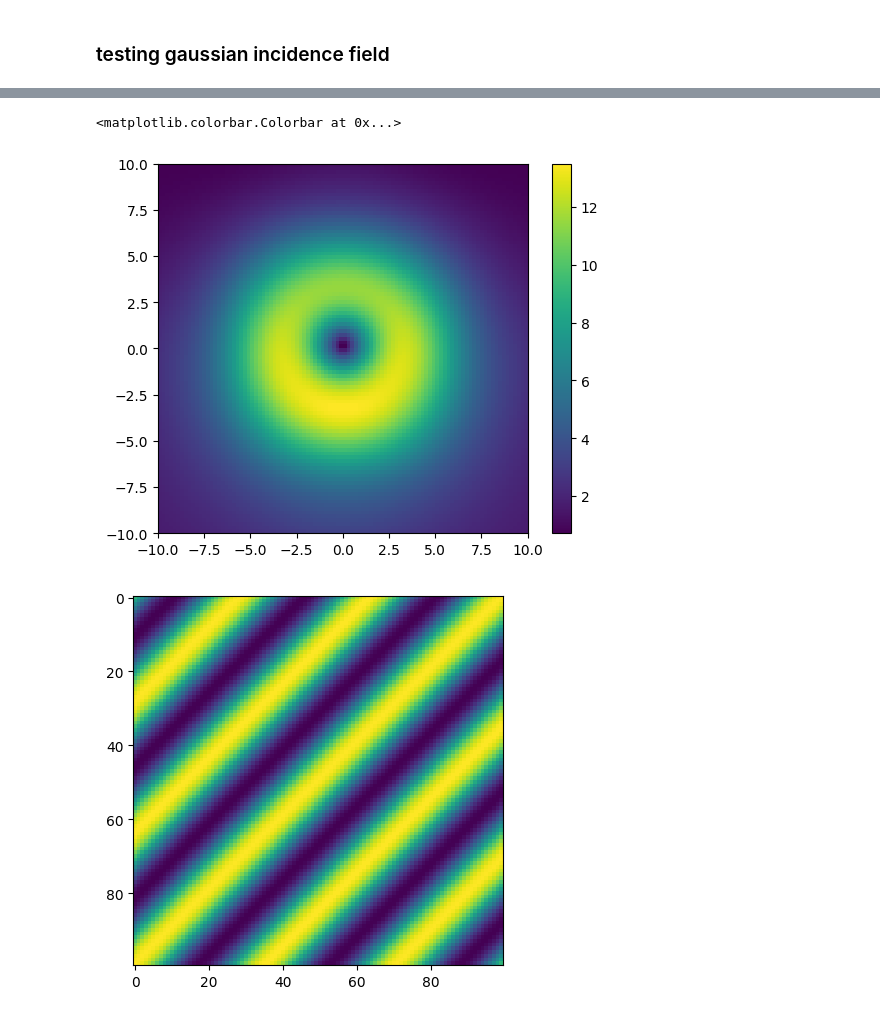
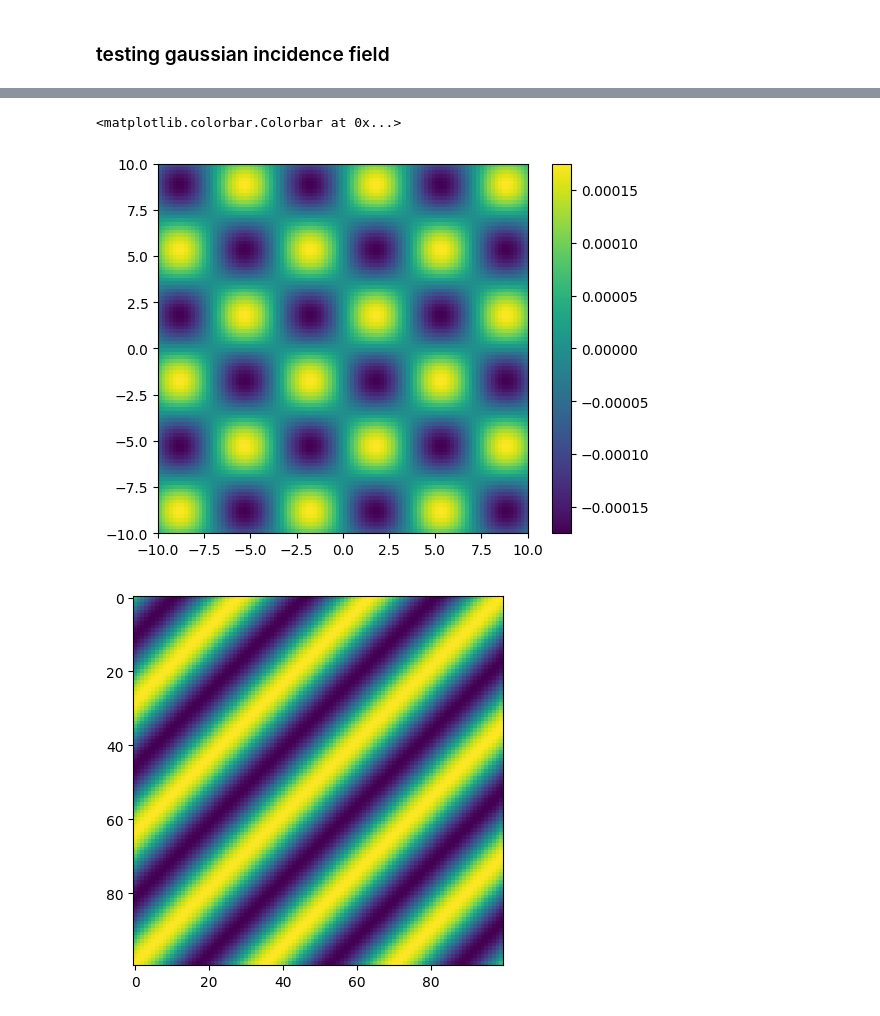
Before and after one commit to fancompute/rcwa4d, a Jupyter notebook: example5-getting-fields.ipynb, the cells around one changed output, grey strips where cells are left out. Drawn from its saved outputs; the diff is of its cells as text; code cells hidden in the pictures.

```diff
--- a/example5-getting-fields.ipynb
+++ b/example5-getting-fields.ipynb
@@ -45,7 +45,7 @@ for gap in gaps:
 # %% [markdown]
 ### testing gaussian incidence field
 # %%
-ks = np.linspace(-0.2,0.2,11)
+ks = np.linspace(-0.2,0.2,3)
 kxs, kys = np.meshgrid(ks,ks)
 kincs = np.vstack([kxs.flatten(),kys.flatten()]).T
 amps = np.exp((-kxs**2-kys**2)/0.12**2)
@@ -67,11 +83,12 @@ ex,ey,ez,hx,hy,hz = fields
 # %%
 # plt.imshow(ey.real,extent=[tmp.x_min,tmp.x_max,tmp.y_min,tmp.y_max])
-# plt.imshow(np.abs(ey),extent=[tmp.x_min,tmp.x_max,tmp.y_min,tmp.y_max])
-plt.imshow(np.abs(ex)**2+np.abs(ey)**2,extent=[tmp.x_min,tmp.x_max,tmp.y_min,tmp.y_max])
+plt.imshow(np.real(ey),extent=[tmp.x_min,tmp.x_max,tmp.y_min,tmp.y_max])
+# plt.imshow(np.real(ex),extent=[tmp.x_min,tmp.x_max,tmp.y_min,tmp.y_max])
+# plt.imshow(np.abs(ex)**2+np.abs(ey)**2,extent=[tmp.x_min,tmp.x_max,tmp.y_min,tmp.y_max])
 plt.colorbar()
 # %% [output]
 <matplotlib.colorbar.Colorbar at 0x...>
-[figure, old version]
+[figure, new version]
 # %%
 for field in (tmp.real_space_bases[:10]):
     # plt.imshow(field[0].real)
```
Also changed, not shown: parts of 3 cells of this notebook, 2 other files.
